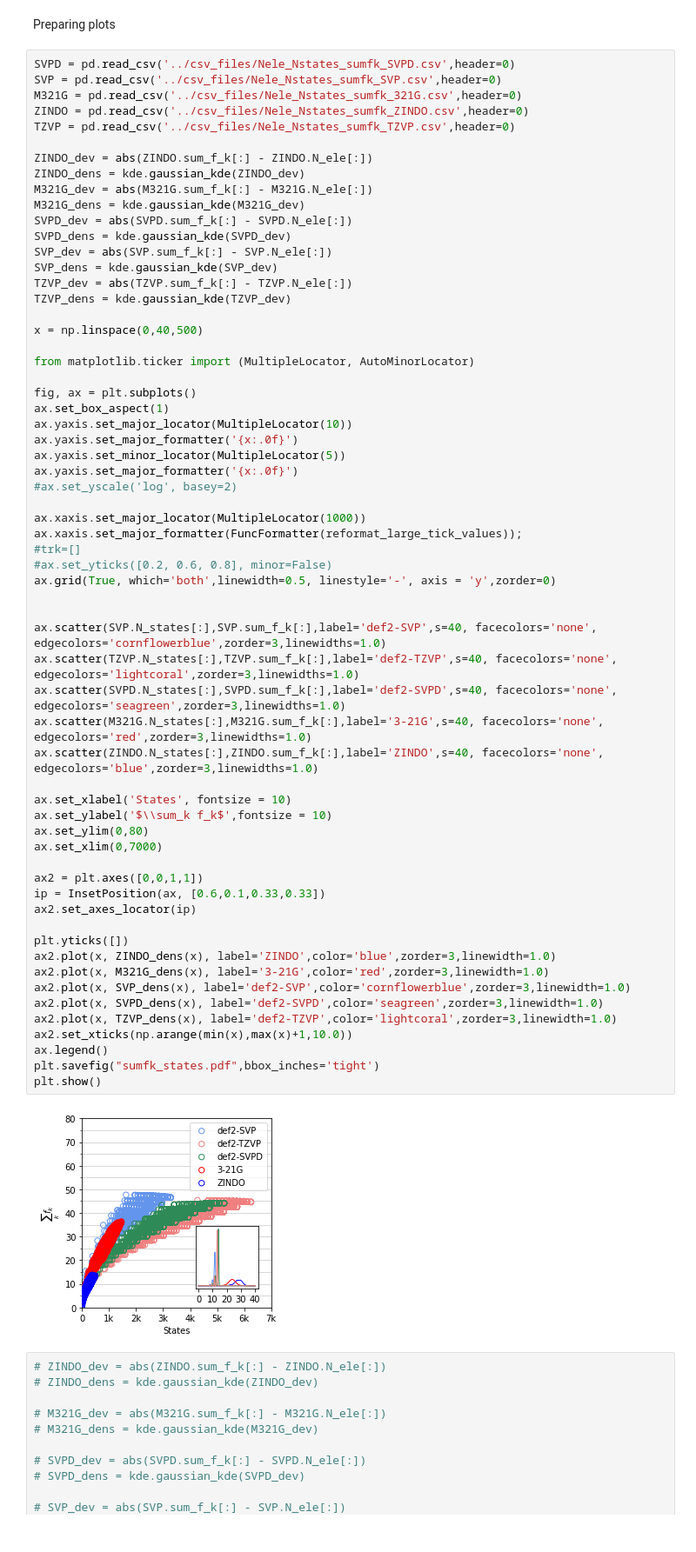
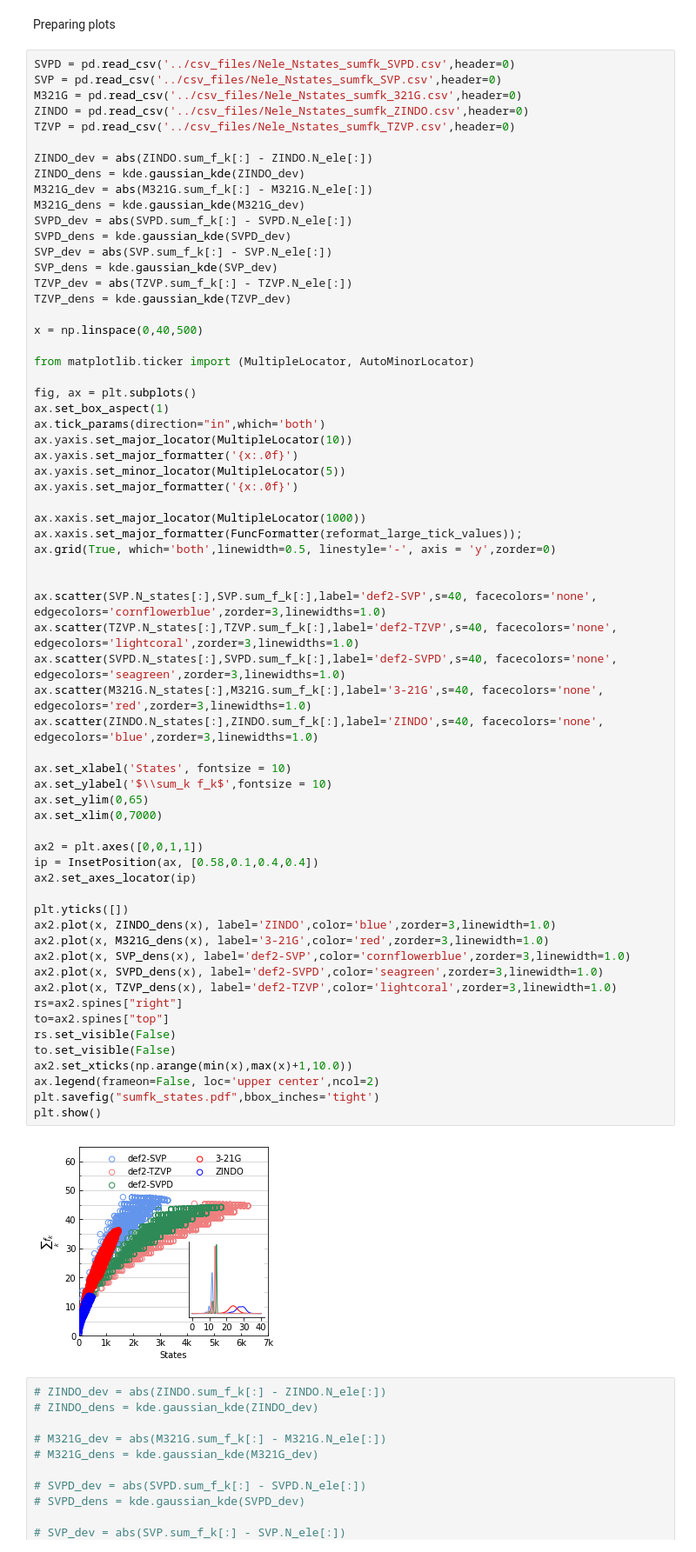
Before and after one commit to moldis-group/bigQM7w, a Jupyter notebook: notebooks/5methods_new.ipynb, the cells around one changed output. Shown at 87% size. Cells and saved outputs as stored; diff of their text form.

```diff
--- a/notebooks/5methods_new.ipynb
+++ b/notebooks/5methods_new.ipynb
@@ -67,46 +67,48 @@ from matplotlib.ticker import (MultipleLocator, AutoMinorLocator)
 
 fig, ax = plt.subplots()
 ax.set_box_aspect(1)
+ax.tick_params(direction="in",which='both')
 ax.yaxis.set_major_locator(MultipleLocator(10))
 ax.yaxis.set_major_formatter('{x:.0f}')
 ax.yaxis.set_minor_locator(MultipleLocator(5))
 ax.yaxis.set_major_formatter('{x:.0f}')
-#ax.set_yscale('log', basey=2)
 
 ax.xaxis.set_major_locator(MultipleLocator(1000))
 ax.xaxis.set_major_formatter(FuncFormatter(reformat_large_tick_values));
-#trk=[]
-#ax.set_yticks([0.2, 0.6, 0.8], minor=False)
 ax.grid(True, which='both',linewidth=0.5, linestyle='-', axis = 'y',zorder=0)
 
 
 ax.scatter(SVP.N_states[:],SVP.sum_f_k[:],label='def2-SVP',s=40, facecolors='none', edgecolors='cornflowerblue',zorder=3,linewidths=1.0)
 ax.scatter(TZVP.N_states[:],TZVP.sum_f_k[:],label='def2-TZVP',s=40, facecolors='none', edgecolors='lightcoral',zorder=3,linewidths=1.0)
 ax.scatter(SVPD.N_states[:],SVPD.sum_f_k[:],label='def2-SVPD',s=40, facecolors='none', edgecolors='seagreen',zorder=3,linewidths=1.0)
 ax.scatter(M321G.N_states[:],M321G.sum_f_k[:],label='3-21G',s=40, facecolors='none', edgecolors='red',zorder=3,linewidths=1.0)
 ax.scatter(ZINDO.N_states[:],ZINDO.sum_f_k[:],label='ZINDO',s=40, facecolors='none', edgecolors='blue',zorder=3,linewidths=1.0)
 
 ax.set_xlabel('States', fontsize = 10)
 ax.set_ylabel('$\\sum_k f_k$',fontsize = 10)
-ax.set_ylim(0,80)
+ax.set_ylim(0,65)
 ax.set_xlim(0,7000)
 
 ax2 = plt.axes([0,0,1,1])
-ip = InsetPosition(ax, [0.6,0.1,0.33,0.33])
+ip = InsetPosition(ax, [0.58,0.1,0.4,0.4])
 ax2.set_axes_locator(ip)
 
 plt.yticks([])
 ax2.plot(x, ZINDO_dens(x), label='ZINDO',color='blue',zorder=3,linewidth=1.0)
 ax2.plot(x, M321G_dens(x), label='3-21G',color='red',zorder=3,linewidth=1.0)
 ax2.plot(x, SVP_dens(x), label='def2-SVP',color='cornflowerblue',zorder=3,linewidth=1.0)
 ax2.plot(x, SVPD_dens(x), label='def2-SVPD',color='seagreen',zorder=3,linewidth=1.0)
 ax2.plot(x, TZVP_dens(x), label='def2-TZVP',color='lightcoral',zorder=3,linewidth=1.0)
+rs=ax2.spines["right"]
+to=ax2.spines["top"]
+rs.set_visible(False)
+to.set_visible(False)
 ax2.set_xticks(np.arange(min(x),max(x)+1,10.0))
-ax.legend()
+ax.legend(frameon=False, loc='upper center',ncol=2)
 plt.savefig("sumfk_states.pdf",bbox_inches='tight')
 plt.show()
 # %% [output]
-[figure, old version]
+[figure, new version]
 # %%
 # ZINDO_dev = abs(ZINDO.sum_f_k[:] - ZINDO.N_ele[:])
 # ZINDO_dens = kde.gaussian_kde(ZINDO_dev)
```
Also changed, not shown: 1 other file.
